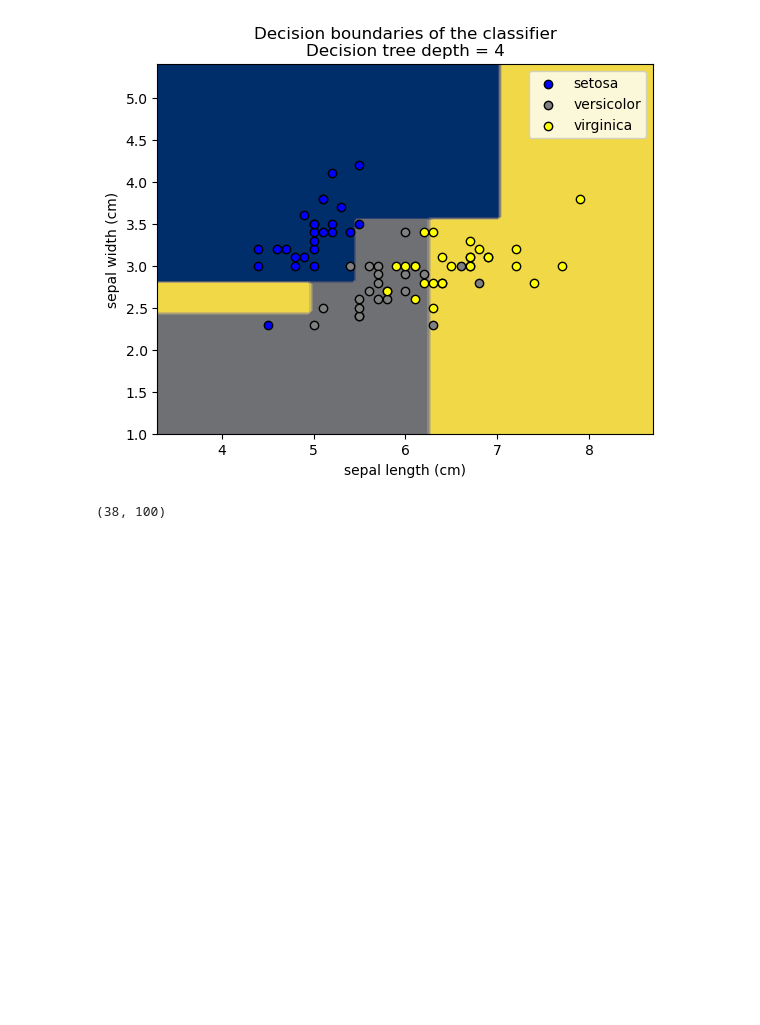
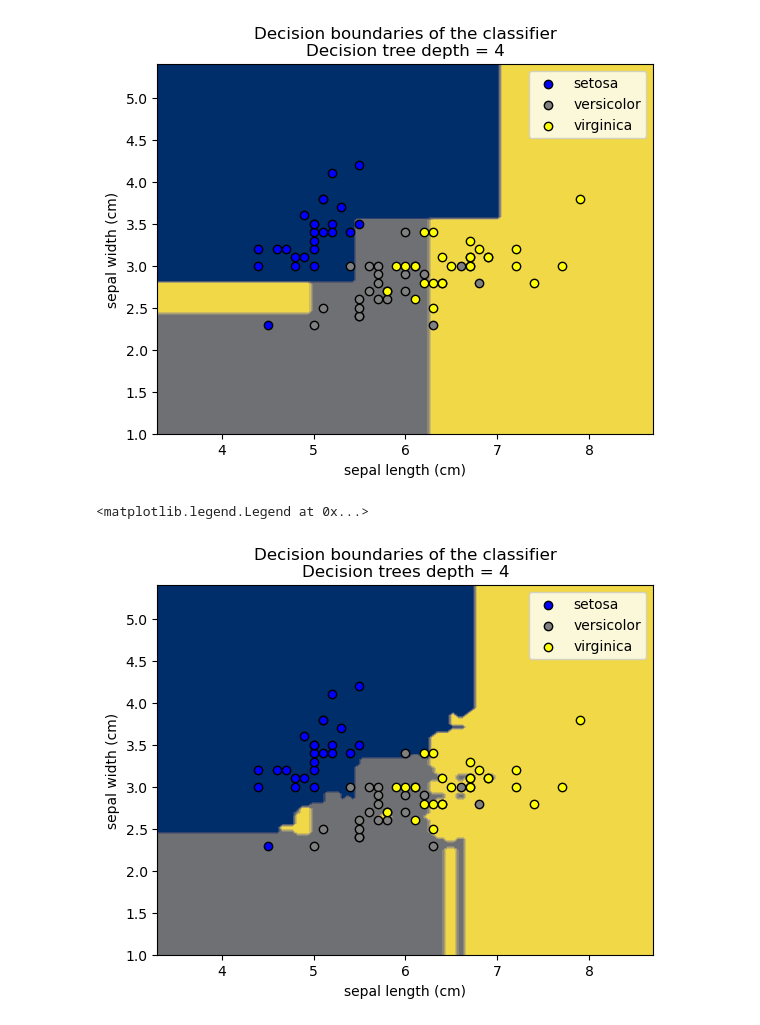
Before and after one commit to styltopa/PatternRecognition, a Jupyter notebook: topalidis_9613_Assignment3.ipynb, the cells around one changed output. Drawn from its saved outputs; the diff is of its cells as text; code cells hidden in the pictures; blank space fills up the shorter version.

Commit message:
Addition of random forest and display

```diff
--- a/topalidis_9613_Assignment3.ipynb
+++ b/topalidis_9613_Assignment3.ipynb
@@ -164,37 +164,58 @@ plt.legend()
 # %% [output]
 <matplotlib.legend.Legend at 0x...>
 [figure]
+# %%
+# Part B
+import random
+import math
+
+# Create B = 100 bootstrap samples of n = 25 observations of (sepal length, sepal width) per target value.
+
+# Number of trees in the forest
+B = 100
+# Percentage of the original training data in the bootstrap samples
+gamma = 0.8
+# Number of elements per bootstrap sample
+bootSamNumOfElem = round(gamma*numOfTrainingData)
+
+
+from sklearn.ensemble import RandomForestClassifier
+
+# number of estimators
+B = 100
+depth = 4
+clf = RandomForestClassifier(n_estimators=B, max_depth=depth, bootstrap=True, max_samples=bootSamNumOfElem)
+clf = clf.fit(trainingArr, targetArrTraining)
+
+display = DecisionBoundaryDisplay.from_estimator(
+    clf, trainingArr,  cmap=plt.cm.cividis, response_method="predict",
+    xlabel=iris.feature_names[0], ylabel=iris.feature_names[1],
+    plot_method= 'contourf'
+)
+
+c  = ['blue', 'grey', 'yellow']
+
+for counter, target in enumerate(targetArr):
+    targetInds = np.where(targetArrTesting == target)
+    plt.scatter(
+        testingArr[targetInds, 0], testingArr[targetInds, 1], color=c[counter], edgecolor="black", label = iris.target_names[counter]
+    )
+
+display.ax_.set_title('Decision boundaries of the classifier\nDecision trees depth = ' \
+    + str(depth))
+
+plt.legend()
+# %% [output]
+<matplotlib.legend.Legend at 0x...>
+[figure, added]
 # %%
-# Part B
-import random
-import math
 
-# Create B = 100 bootstrap samples of n = 25 observations of (sepal length, sepal width) per target value.
 
-# Number of trees in the forest
-B = 100
-# percentage of the  original training data in the bootstrap samples
-gamma = 0.5
-# number of elements per bootstrap sample
-bootSamNumOfElem = round(gamma*numOfTrainingData)
-
-bootSam = np.zeros((bootSamNumOfElem, B))
-for i in range(1, B):
-    bootSam[:, i] = random.choices(trainingInds, k=bootSamNumOfElem)
-
-bootSam = np.array(bootSam).astype(int)
-
-# # Original training indinces, first bootstrap sample indices of the original,
-# # shape of the array with the bootstrap samples
-# print(trainingInds)
-# print(bootSam[:, 1])
-# print(bootSam.shape)
-
-# 1) create the trees (B in number)
+# 1) create the trees (B in number) - ok
 # 2) merge their decisions (committee decision) according to the theory (11th lecture) and
 # according to online sources
+# - use https://scikit-learn.org/stable/auto_examples/ensemble/plot_forest_iris.html#sphx-glr-auto-examples-ensemble-plot-forest-iris-py
+#
 # 3) get the accuracy percent and print it
 # 4) Get the forest accuracy. Do the same for multiple tree depths (all trees in a forest must have the same depths)
 # 5) Find the tree depth giving the forest with the best accuracy
-# %% [output]
-(38, 100)
```
